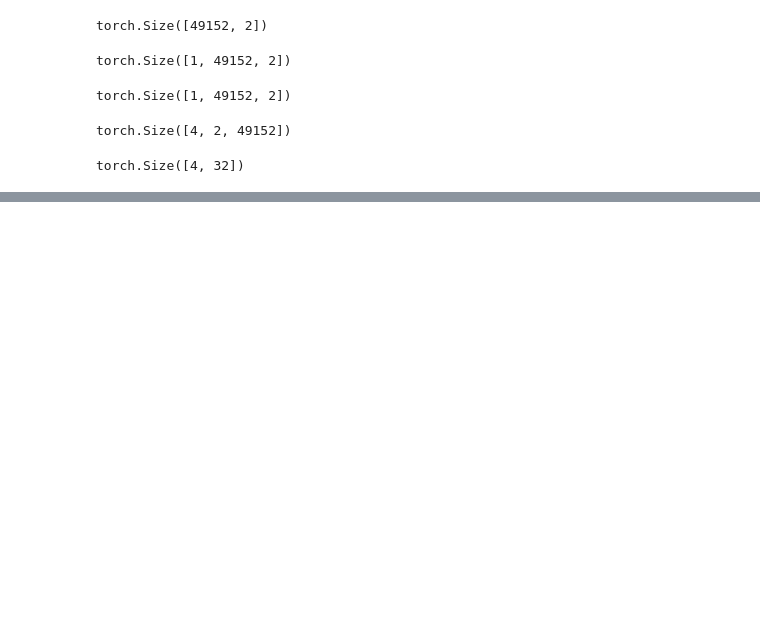
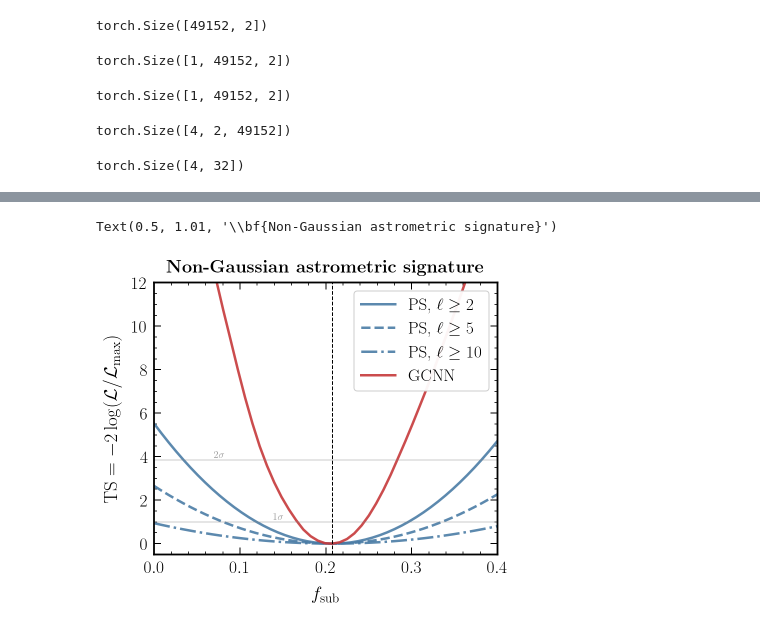
Before and after one commit to smsharma/neural-global-astrometry, a Jupyter notebook: notebooks/xx_simulations_vectorize_test.ipynb, the cells around one changed output, grey strips where cells are left out. Drawn from its saved outputs; the diff is of its cells as text; code cells hidden in the pictures; blank space fills up the shorter version.

```diff
--- a/notebooks/xx_simulations_vectorize_test.ipynb
+++ b/notebooks/xx_simulations_vectorize_test.ipynb
@@ -128,0 +228,11 @@ torch.Size([4, 32])
+# %%
+# Calculate spectra for fiducial CDM
+
+pspecpop = PowerSpectraPopulations(l_max=2000)
+
+pspecpop.set_radial_distribution(pspecpop.r2rho_V_ein_EAQ, R_min=1e-2*kpc, R_max=260*kpc)
+pspecpop.set_mass_distribution(pspecpop.rho_M_SI, M_min=1e7*M_s, M_max=1e10*M_s,
+                               M_min_calib=1e8*M_s, M_max_calib=1e10*M_s, N_calib=150, alpha=-1.9)
+pspecpop.set_subhalo_properties(pspecpop.c200_SCP)
+
+C_l_mu = pspecpop.get_C_l_total_ary();
@@ -128,0 +256,55 @@ torch.Size([4, 32])
+# %%
+M_calib_ary = np.logspace(8, 10) * M_s
+calib = 150 / np.trapz(pspecpop.rho_M_SI(M_calib_ary, alpha=-1.9), M_calib_ary)
+
+M_ary = np.logspace(-6, 10) * M_s
+f_sub_fid = np.trapz(M_ary * calib * pspecpop.rho_M_SI(M_ary, alpha=-1.9), M_ary) / M_MW
+# %%
+signal = np.linspace(1e-3, 2, 100)
+
+ls_list = ['-', '--', '-.']
+
+for i_l, l_min in enumerate([2, 5, 10]):
+
+    parameters = [Cl_ary_fid, None, pspecpop.l_min, pspecpop.l_max, fDM]
+    observation = AstrometryObservation(fsky=1, sigma_mu=sigma_mu, sigma_alpha=None, N_q_mu=N_q, l_min_mu=l_min, l_max_mu=300, l_min_alpha=2, l_max_alpha=2000)
+
+    fshr = FisherForecast(parameters, observation)
+
+    sigma=fshr.pars_vary[0].sigma
+
+    x_arr=np.linspace(0, 2)
+    LL_ary = norm.logpdf(x_arr, fDM_base, sigma)
+    plt.plot(f_sub_fid * x_arr, -2 * (LL_ary - np.max(LL_ary)), label=r"PS, $\ell \geq {}$".format(l_min), ls=ls_list[i_l], color=cols_default[1])
+
+
+llrmin, llrmax = 0., 15.
+
+llr = - 2 * out
+llr -= np.min(llr)
+llr = np.clip(llr, llrmin, llrmax)
+
+offset = (f_sub_fid - (f_sub_fid / 150) * theta_test.squeeze().detach().numpy()[np.argmin(llr)])
+plt.plot(offset + (f_sub_fid / 150) * theta_test.squeeze().detach().numpy(), llr, label="GCNN", color=cols_default[0])
+
+
+plt.axhline(chi2.isf(1 - .95, 1), color='grey', alpha=0.4, lw=1)
+plt.text(f_sub_fid / 3, chi2.isf(1 - .95, 1) + 0.1, r"$2\sigma$",  color='grey', alpha=0.8)
+
+plt.axhline(chi2.isf(1 - .68, 1), color='grey', alpha=0.4, lw=1)
+plt.text(f_sub_fid / (3 / 2), chi2.isf(1 - .68, 1) + 0.1, r"$1\sigma$",  color='grey', alpha=0.8)
+
+plt.axvline(f_sub_fid, color='k', lw=1, ls='--')
+
+plt.ylim(-0.5, 12)
+plt.xlim(0, 0.4)
+
+plt.legend(loc='upper right', frameon=True, framealpha=0.95)
+
+plt.xlabel(r"$f_\mathrm{sub}$")
+plt.ylabel(r"$\mathrm{TS}  = -2 \log  (\mathcal L / \mathcal L_\mathrm{max}) $")
+
+plt.title(r"\bf{Non-Gaussian astrometric signature}", y=1.01)
+# %% [output]
+Text(0.5, 1.01, '\\bf{Non-Gaussian astrometric signature}')
+[figure, added]
```
Also changed, not shown: parts of 24 cells of this notebook, 2 other files.
